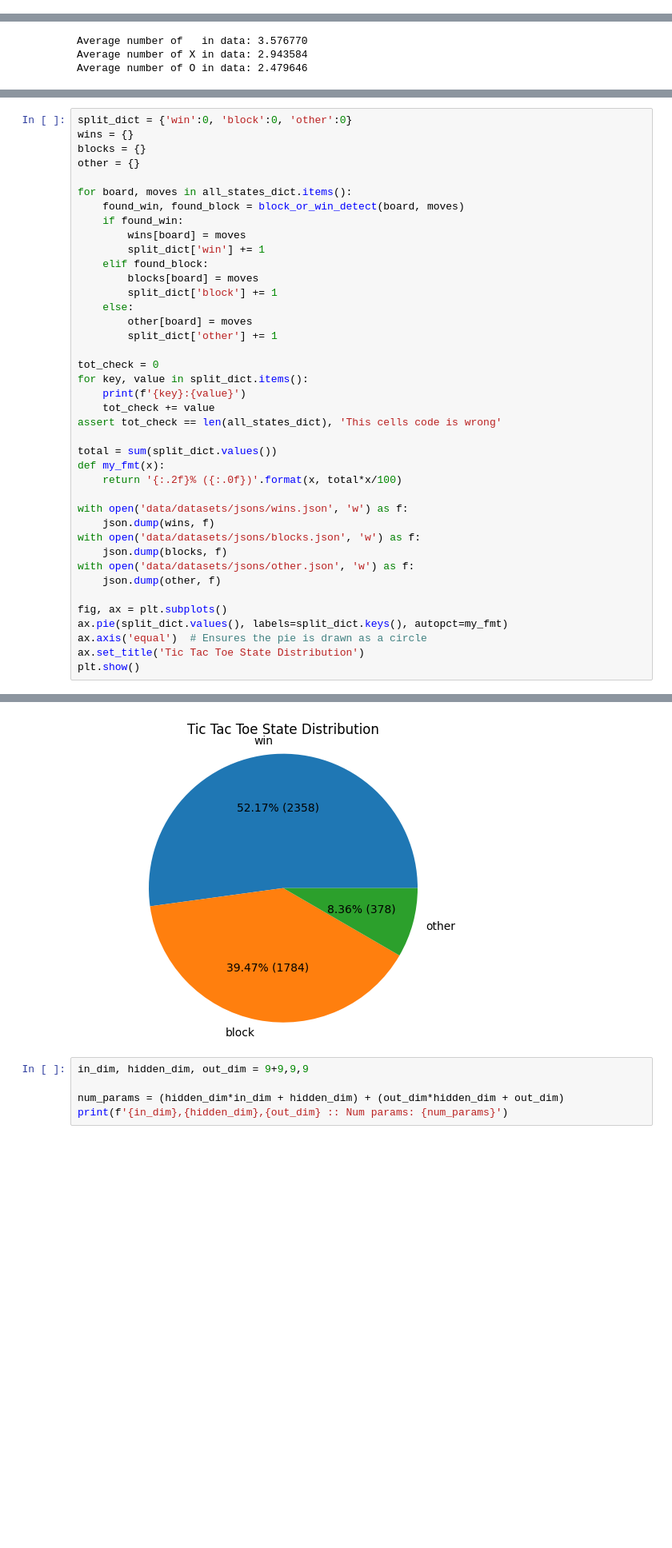
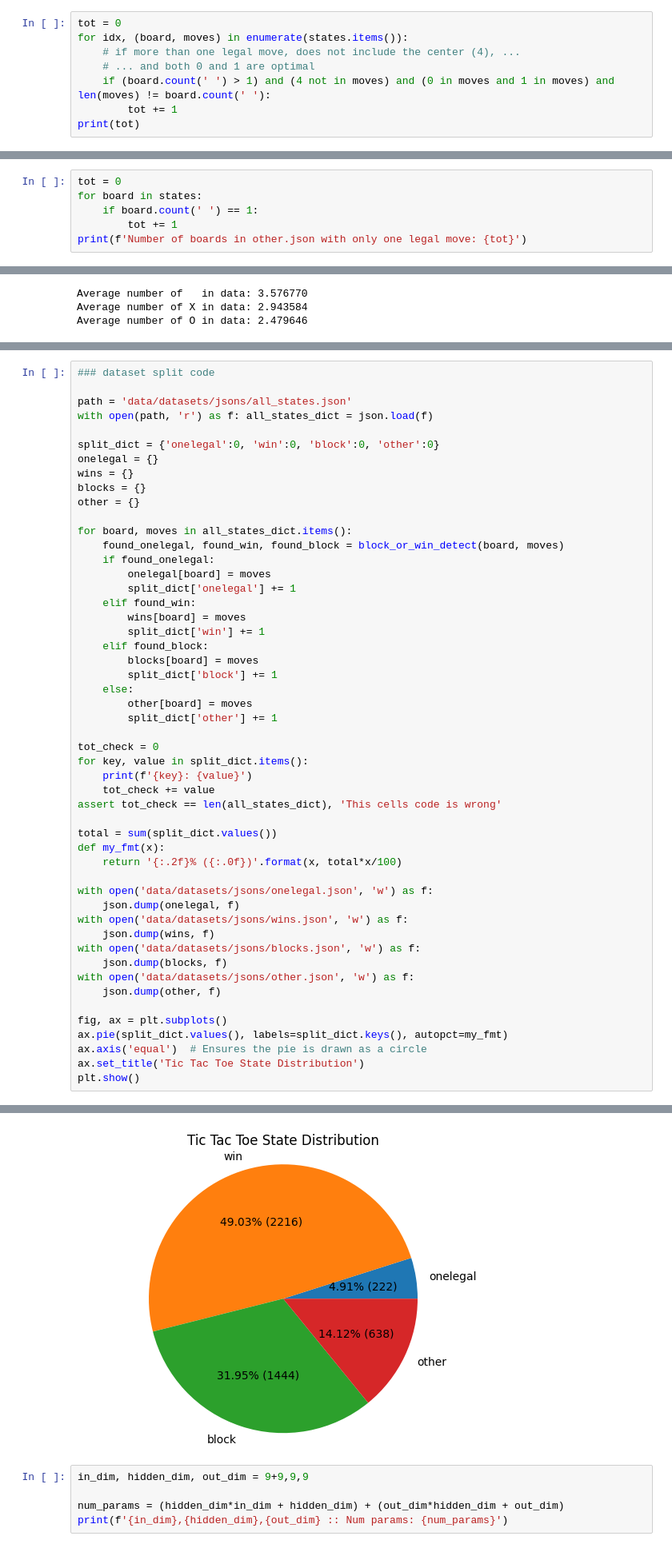
Before and after one commit to JackHanke/smalltictactoe, a Jupyter notebook: workspace.ipynb, the cells around one changed output, grey strips where cells are left out. Shown at 80% size. Saved outputs shown, nothing was run; the diff lists cells and outputs as text; blank space fills up the shorter version.

```diff
--- a/workspace.ipynb
+++ b/workspace.ipynb
@@ -34,3 +34,11 @@ with open(path, 'r') as f: states = json.load(f)
 # __O   Board : 375
 # ___   Number: 91
 # XOX   Moves : [0]
+# %%
+tot = 0
+for idx, (board, moves) in enumerate(states.items()):
+    # if more than one legal move, does not include the center (4), ...
+    # ... and both 0 and 1 are optimal
+    if (board.count(' ') > 1) and (4 not in moves) and (0 in moves and 1 in moves) and len(moves) != board.count(' '):
+        tot += 1
+print(tot)
@@ -36,0 +47,6 @@ with open(path, 'r') as f: states = json.load(f)
+# %%
+tot = 0
+for board in states:
+    if board.count(' ') == 1:
+        tot += 1
+print(f'Number of boards in other.json with only one legal move: {tot}')
@@ -298,12 +331,21 @@ def block_or_win_detect(board, moves):
 # %%
-split_dict = {'win':0, 'block':0, 'other':0}
+### dataset split code
+
+path = 'data/datasets/jsons/all_states.json'
+with open(path, 'r') as f: all_states_dict = json.load(f)
+
+split_dict = {'onelegal':0, 'win':0, 'block':0, 'other':0}
+onelegal = {}
 wins = {}
 blocks = {}
 other = {}
 
 for board, moves in all_states_dict.items():
-    found_win, found_block = block_or_win_detect(board, moves)
-    if found_win:
+    found_onelegal, found_win, found_block = block_or_win_detect(board, moves)
+    if found_onelegal:
+        onelegal[board] = moves
+        split_dict['onelegal'] += 1
+    elif found_win:
         wins[board] = moves
         split_dict['win'] += 1
     elif found_block:
@@ -315,7 +357,7 @@ for board, moves in all_states_dict.items():
 
 tot_check = 0
 for key, value in split_dict.items():
-    print(f'{key}:{value}')
+    print(f'{key}: {value}')
     tot_check += value
 assert tot_check == len(all_states_dict), 'This cells code is wrong'
 
@@ -323,6 +365,8 @@ total = sum(split_dict.values())
 def my_fmt(x):
     return '{:.2f}% ({:.0f})'.format(x, total*x/100)
 
+with open('data/datasets/jsons/onelegal.json', 'w') as f:
+    json.dump(onelegal, f)
 with open('data/datasets/jsons/wins.json', 'w') as f:
     json.dump(wins, f)
 with open('data/datasets/jsons/blocks.json', 'w') as f:
@@ -342,4 +387,4 @@ other:378
-[figure, old version]
+[figure, new version]
 # %%
 in_dim, hidden_dim, out_dim = 9+9,9,9
 
```
Also changed, not shown: parts of 7 cells of this notebook, 9 other files.
